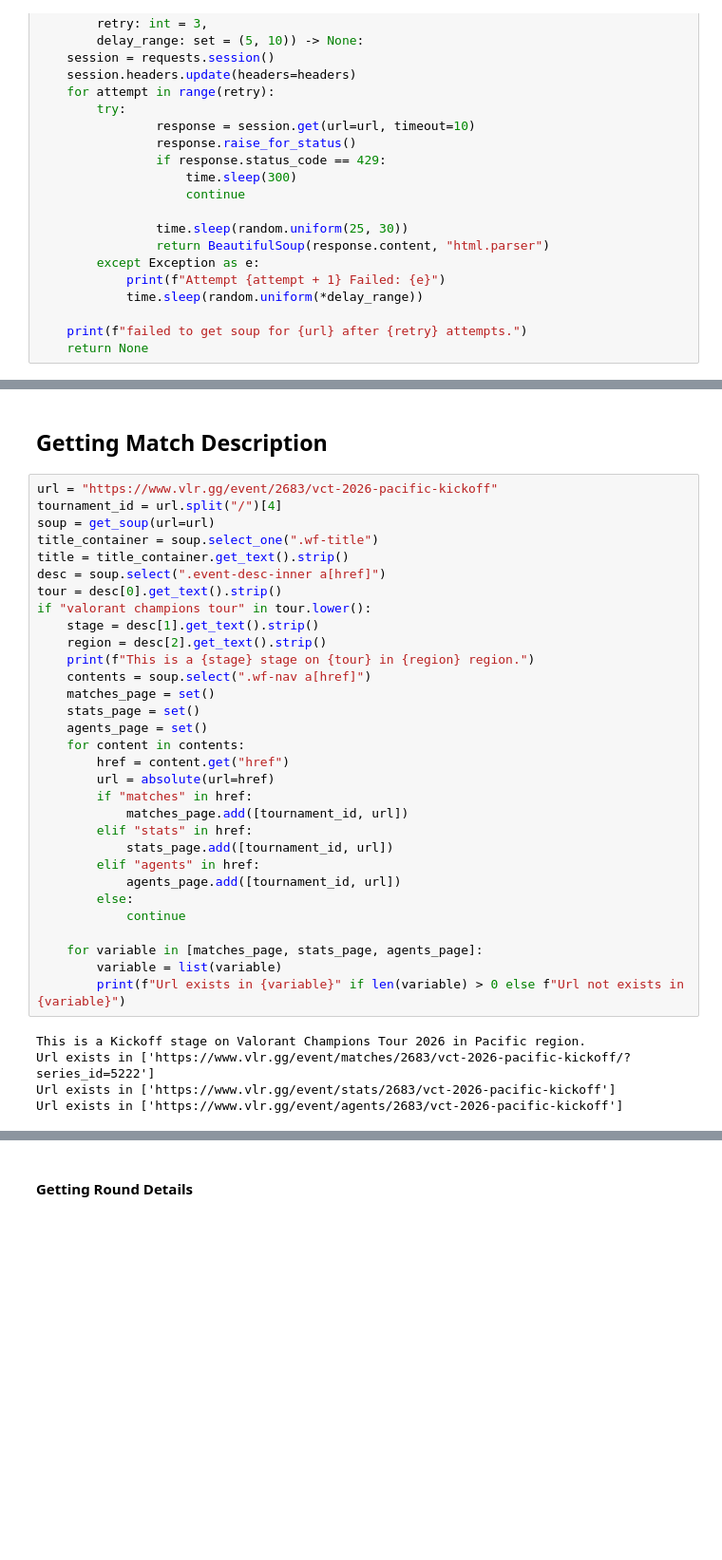
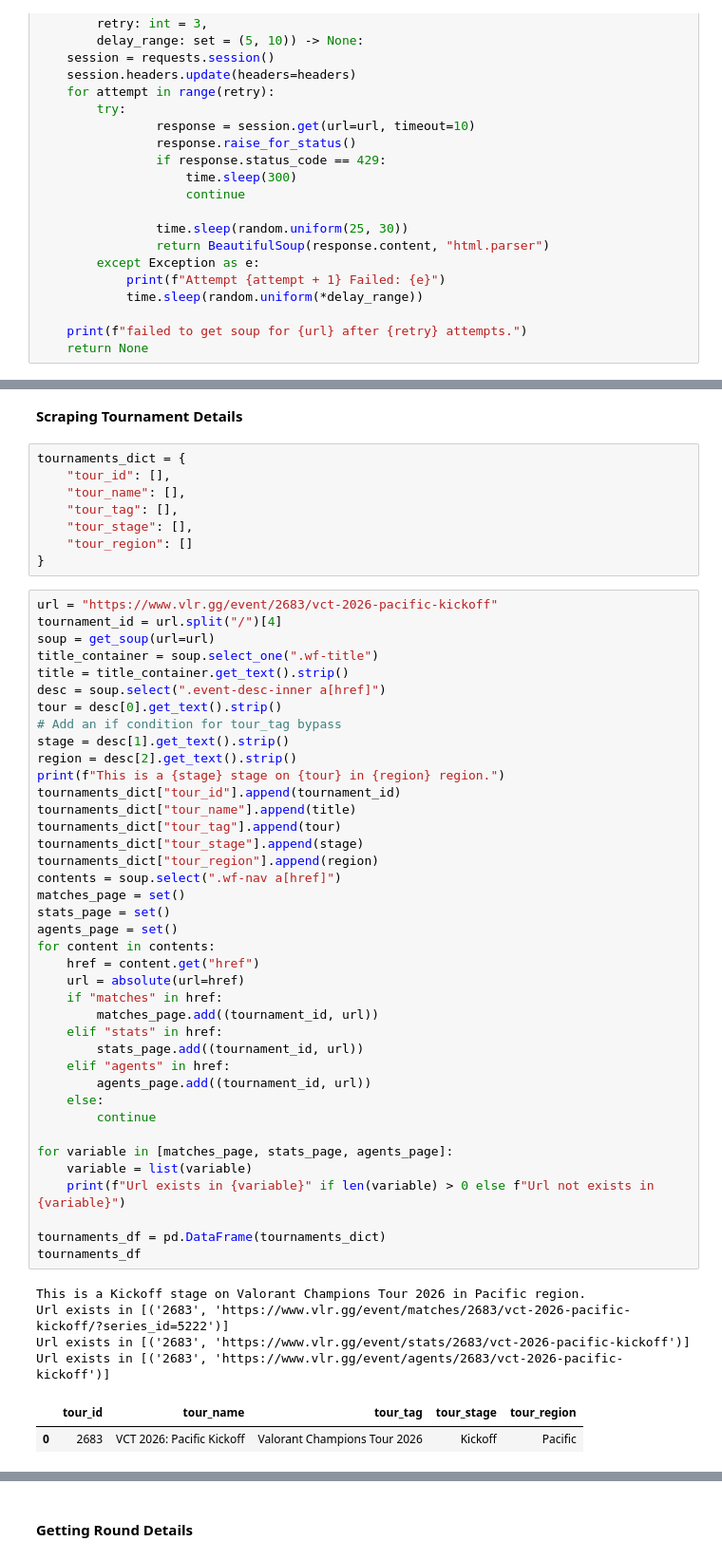
Before and after one commit to imkhlst/Valorant-Esports-Data-Pipeline-for-Analytics-and-Machine-Learning, a Jupyter notebook: notebooks/scraping_experiments.ipynb, the cells around one changed output, grey strips where cells are left out. Shown at 95% size. Drawn from its saved outputs; the diff is of its cells as text; blank space fills up the shorter version.

```diff
--- a/notebooks/scraping_experiments.ipynb
+++ b/notebooks/scraping_experiments.ipynb
@@ -80,38 +82,56 @@ results[:5]
 # %% [markdown]
-## Getting Match Description
+**Scraping Tournament Details**
+# %%
+tournaments_dict = {
+    "tour_id": [],
+    "tour_name": [],
+    "tour_tag": [],
+    "tour_stage": [],
+    "tour_region": []
+}
 # %%
 url = "https://www.vlr.gg/event/2683/vct-2026-pacific-kickoff"
 tournament_id = url.split("/")[4]
 soup = get_soup(url=url)
 title_container = soup.select_one(".wf-title")
 title = title_container.get_text().strip()
 desc = soup.select(".event-desc-inner a[href]")
 tour = desc[0].get_text().strip()
-if "valorant champions tour" in tour.lower():
-    stage = desc[1].get_text().strip()
-    region = desc[2].get_text().strip()
-    print(f"This is a {stage} stage on {tour} in {region} region.")
-    contents = soup.select(".wf-nav a[href]")
-    matches_page = set()
-    stats_page = set()
-    agents_page = set()
-    for content in contents:
-        href = content.get("href")
-        url = absolute(url=href)
-        if "matches" in href:
-            matches_page.add([tournament_id, url])
-        elif "stats" in href:
-            stats_page.add([tournament_id, url])
-        elif "agents" in href:
-            agents_page.add([tournament_id, url])
-        else:
-            continue
+# Add an if condition for tour_tag bypass
+stage = desc[1].get_text().strip()
+region = desc[2].get_text().strip()
+print(f"This is a {stage} stage on {tour} in {region} region.")
+tournaments_dict["tour_id"].append(tournament_id)
+tournaments_dict["tour_name"].append(title)
+tournaments_dict["tour_tag"].append(tour)
+tournaments_dict["tour_stage"].append(stage)
+tournaments_dict["tour_region"].append(region)
+contents = soup.select(".wf-nav a[href]")
+matches_page = set()
+stats_page = set()
+agents_page = set()
+for content in contents:
+    href = content.get("href")
+    url = absolute(url=href)
+    if "matches" in href:
+        matches_page.add((tournament_id, url))
+    elif "stats" in href:
+        stats_page.add((tournament_id, url))
+    elif "agents" in href:
+        agents_page.add((tournament_id, url))
+    else:
+        continue
 
-    for variable in [matches_page, stats_page, agents_page]:
-        variable = list(variable)
-        print(f"Url exists in {variable}" if len(variable) > 0 else f"Url not exists in {variable}")
+for variable in [matches_page, stats_page, agents_page]:
+    variable = list(variable)
+    print(f"Url exists in {variable}" if len(variable) > 0 else f"Url not exists in {variable}")
+
+tournaments_df = pd.DataFrame(tournaments_dict)
+tournaments_df
 # %% [output]
 This is a Kickoff stage on Valorant Champions Tour 2026 in Pacific region.
-Url exists in ['https://www.vlr.gg/event/matches/2683/vct-2026-pacific-kickoff/?series_id=5222']
-Url exists in ['https://www.vlr.gg/event/stats/2683/vct-2026-pacific-kickoff']
-Url exists in ['https://www.vlr.gg/event/agents/2683/vct-2026-pacific-kickoff']
+Url exists in [('2683', 'https://www.vlr.gg/event/matches/2683/vct-2026-pacific-kickoff/?series_id=5222')]
+Url exists in [('2683', 'https://www.vlr.gg/event/stats/2683/vct-2026-pacific-kickoff')]
+Url exists in [('2683', 'https://www.vlr.gg/event/agents/2683/vct-2026-pacific-kickoff')]
+|  | tour_id | tour_name | tour_tag | tour_stage | tour_region |
+| 0 | 2683 | VCT 2026: Pacific Kickoff | Valorant Champions Tour 2026 | Kickoff | Pacific |
```
Also changed, not shown: parts of 34 cells of this notebook.
